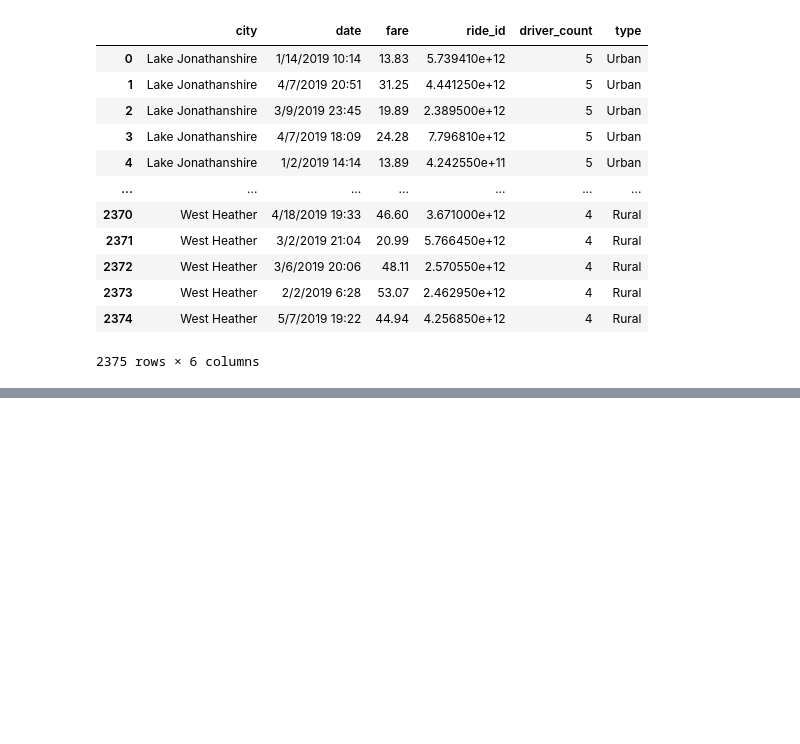
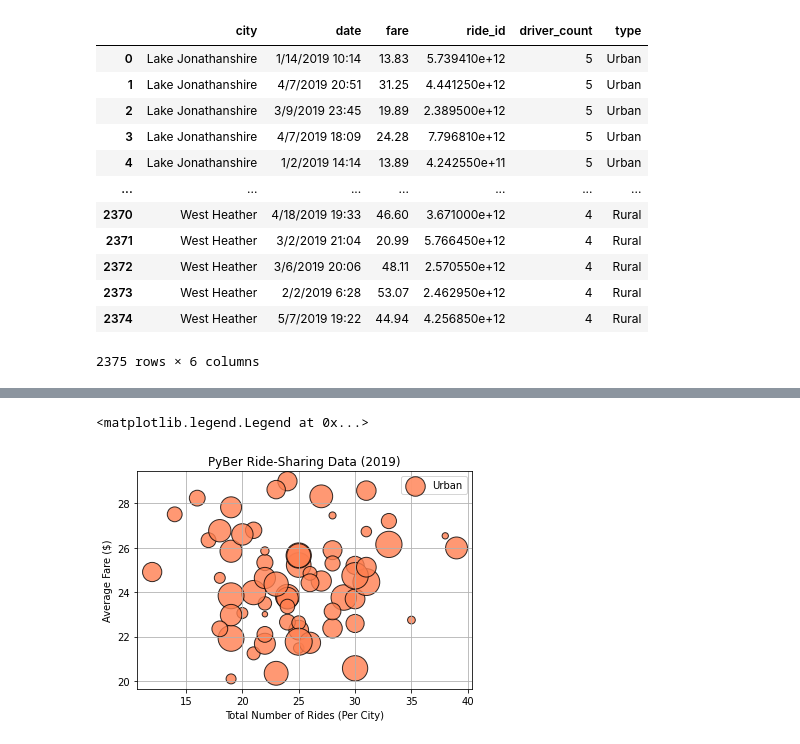
Before and after one commit to rick2stack/PyBer_Analysis, a Jupyter notebook: Classroom/PybearClass.ipynb, the cells around one changed output, grey strips where cells are left out. Saved outputs shown, nothing was run; the diff lists cells and outputs as text; code cells hidden in the pictures; blank space fills up the shorter version.

```diff
--- a/Classroom/PybearClass.ipynb
+++ b/Classroom/PybearClass.ipynb
@@ -112,0 +89,8 @@ dtype: int64
+# %%
+# Create the Urban city DataFrame.
+# what is the difference between urban_cities_df= pyber_data_df.loc[pyber_data_df["type"] == "Urban"] vs this one below
+urban_cities_df = pyber_data_df[pyber_data_df["type"] == "Urban"]
+# Create the Suburban and Rural city DataFrames.
+suburban_cities_df = pyber_data_df[pyber_data_df["type"] == "Suburban"]
+rural_cities_df = pyber_data_df[pyber_data_df["type"] == "Rural"]
+urban_cities_df
@@ -112,0 +111,35 @@ dtype: int64
+# %%
+# Get the number of rides for urban cities.
+urban_ride_count = urban_cities_df.groupby(["city"]).count()["ride_id"]
+
+# Create the suburban and rural ride count.
+suburban_ride_count = suburban_cities_df.groupby(["city"]).count()["ride_id"]
+rural_ride_count = rural_cities_df.groupby(["city"]).count()["ride_id"]
+# %%
+# Get average fare for each city in the urban cities.
+urban_avg_fare = urban_cities_df.groupby(["city"]).mean()["fare"]
+
+# Get average fare for each city in the suburban and rural cities.
+suburban_avg_fare = suburban_cities_df.groupby(["city"]).mean()["fare"]
+rural_avg_fare = rural_cities_df.groupby(["city"]).mean()["fare"]
+# %%
+# Get the average number of drivers for each urban city.
+urban_driver_count = urban_cities_df.groupby(["city"]).mean()["driver_count"]
+
+# Get the average number of drivers for each city for the suburban and rural cities.
+suburban_driver_count = suburban_cities_df.groupby(["city"]).mean()["driver_count"]
+rural_driver_count = rural_cities_df.groupby(["city"]).mean()["driver_count"]
+# %%
+# Build the scatter plots for urban cities.
+plt.scatter(urban_ride_count,urban_avg_fare, s=10*urban_driver_count, c="coral",
+      edgecolor="black", linewidths=1,
+      alpha=.8, label="Urban")
+plt.title("PyBer Ride-Sharing Data (2019)")
+plt.ylabel("Average Fare ($)")
+plt.xlabel("Total Number of Rides (Per City)")
+plt.grid(True)
+# Add the legend.
+plt.legend()
+# %% [output]
+<matplotlib.legend.Legend at 0x...>
+[figure, added]
```
Also changed, not shown: parts of 6 cells of this notebook, 1 other file.
